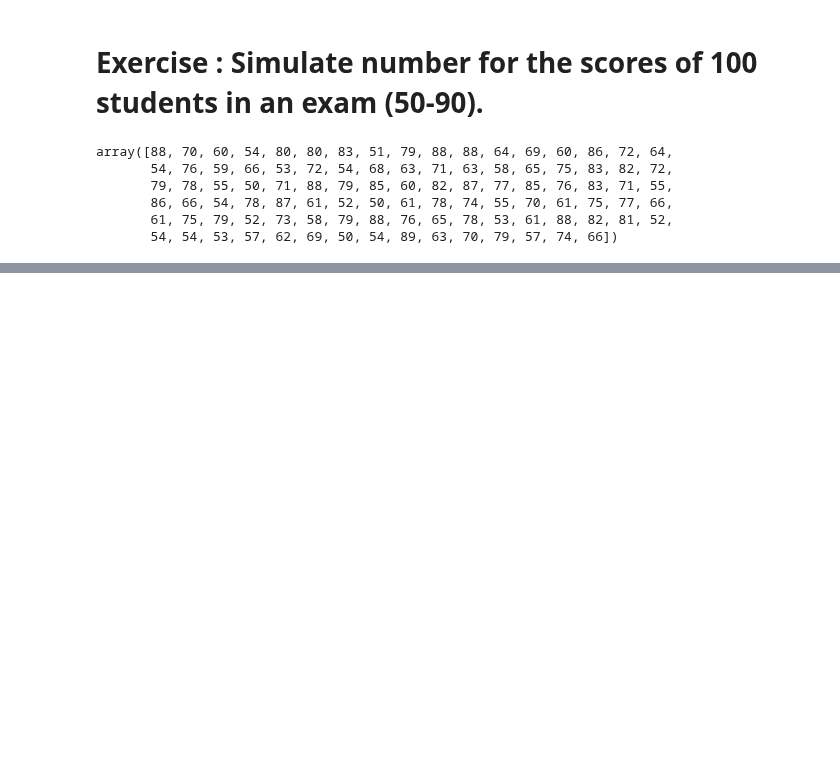
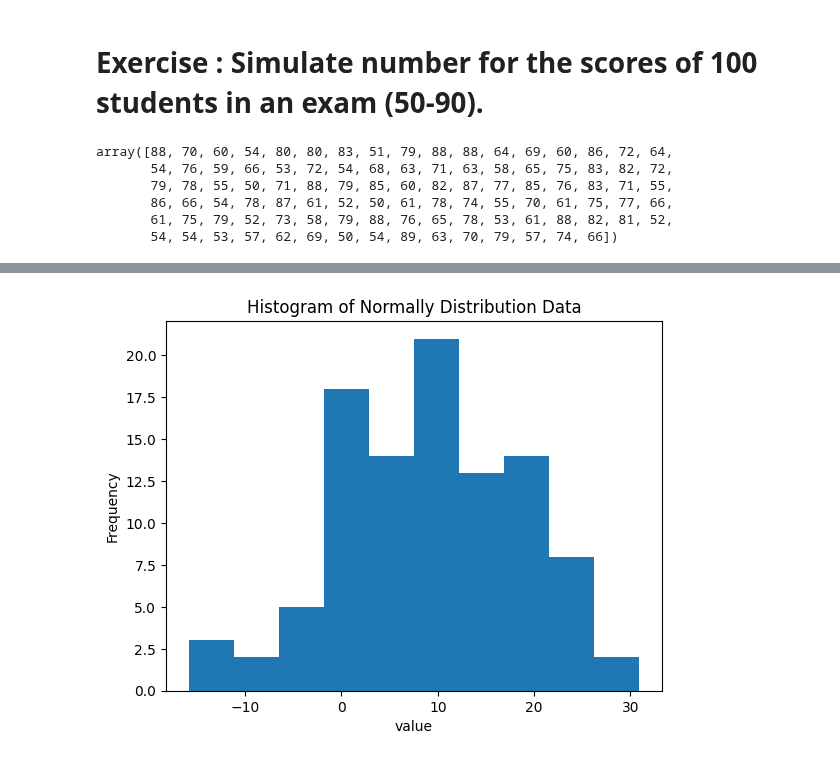
Before and after one commit to Muhammed1978/Amazon-Product-Review-Analysis, a Jupyter notebook: DataAnalysis0.ipynb, the cells around one changed output, grey strips where cells are left out. Cells and saved outputs as stored; diff of their text form; code cells hidden in the pictures; blank space fills up the shorter version.

```diff
--- a/DataAnalysis0.ipynb
+++ b/DataAnalysis0.ipynb
@@ -455,0 +489,15 @@ array([88, 70, 60, 54, 80, 80, 83, 51, 79, 88, 88, 64, 69, 60, 86, 72, 64,
+# %%
+# Example 2:Plotting a graph
+
+import numpy as np
+import matplotlib.pyplot as plt
+
+data = np.random.normal(loc = 10, scale = 10, size = 100
+                        )
+plt.hist(data)
+plt.xlabel ("value")
+plt.ylabel ("Frequency")
+plt.title ("Histogram of Normally Distribution Data")
+plt.show()
+# %% [output]
+[figure, added]
```
Also changed, not shown: parts of 5 cells of this notebook.
